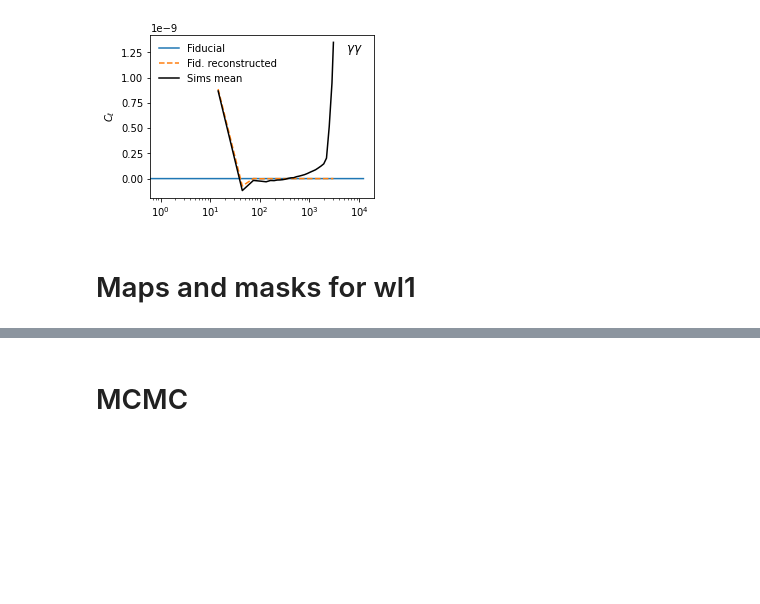
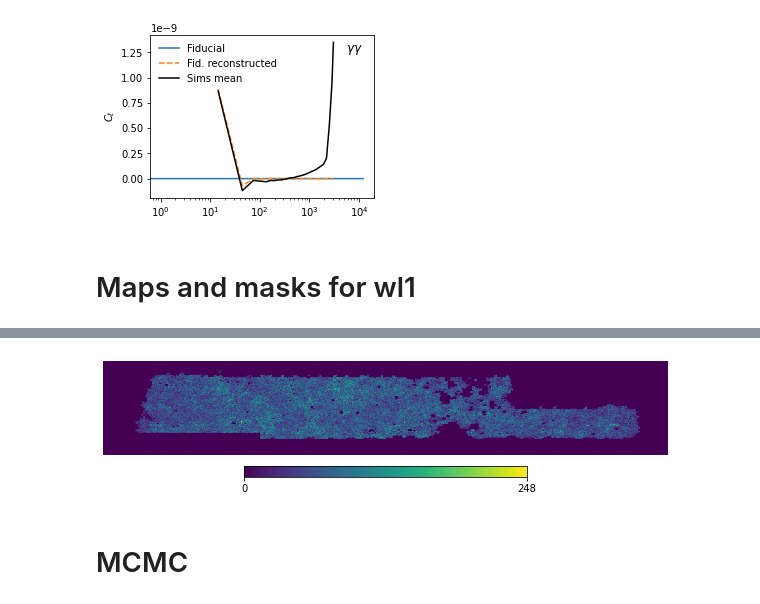
Before and after one commit to damonge/S8z, a Jupyter notebook: notebooks/Plots-shear-paper.ipynb, the cells around one changed output, grey strips where cells are left out. Drawn from its saved outputs; the diff is of its cells as text; code cells hidden in the pictures; blank space fills up the shorter version.

```diff
--- a/notebooks/Plots-shear-paper.ipynb
+++ b/notebooks/Plots-shear-paper.ipynb
@@ -1534,3 +1579,9 @@ Use `plot_maps_ibin.py`
+# %%
+f = plt.figure(1, figsize=(8,2))
+hp.cartview(msk, fig=1, lonra=[-70, 110], latra=[-65, -35], title='',
+           margins=(0.01, 0.1, 0.01, 0.005), min=vmin, max=vmax, cbar=True)
+# %% [output]
+[figure, added]
 # %% [markdown]
 # MCMC
 # %%
```
Also changed, not shown: parts of 9 cells of this notebook.
